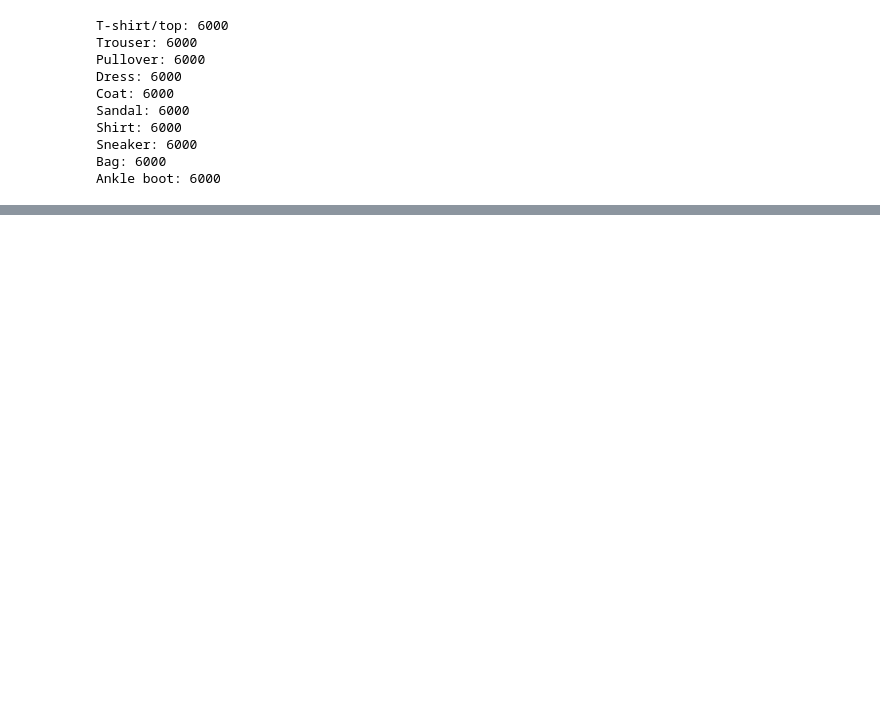
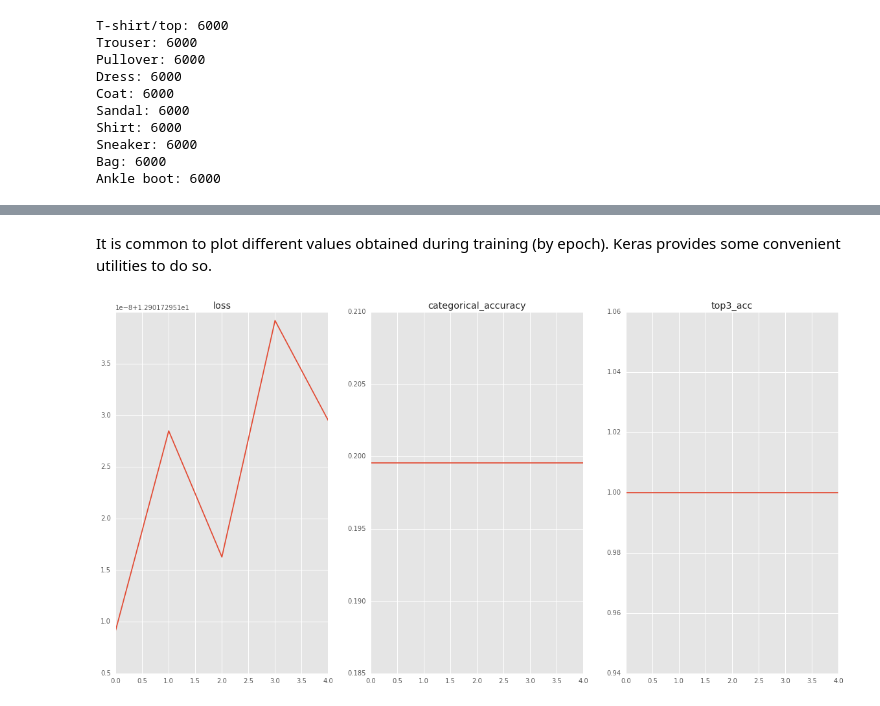
Before and after one commit to Matt3164/Fashion_Keras, a Jupyter notebook: 1 - DL tutorial - Simple NN.ipynb, the cells around one changed output, grey strips where cells are left out. Cells and saved outputs as stored; diff of their text form; code cells hidden in the pictures; blank space fills up the shorter version.

```diff
--- a/1 - DL tutorial - Simple NN.ipynb
+++ b/1 - DL tutorial - Simple NN.ipynb
@@ -95,10 +205,14 @@ Epoch 5/5
+# %% [markdown]
+It is common to plot different values obtained during training (by epoch). Keras provides some convenient utilities to do so.
 # %%
 plt.figure(figsize=(20,10))
-
+plt.style.use('ggplot')
 for i, (name, values) in enumerate(history.history.items()):
     plt.subplot(1, len(history.history.items()), i+1)
     plt.plot(values)
     plt.title(name)
+# %% [output]
+[figure, added]
 # %%
 from sklearn.metrics import confusion_matrix, classification_report, accuracy_score
 
```
Also changed, not shown: parts of 20 cells of this notebook, 11 other files.
